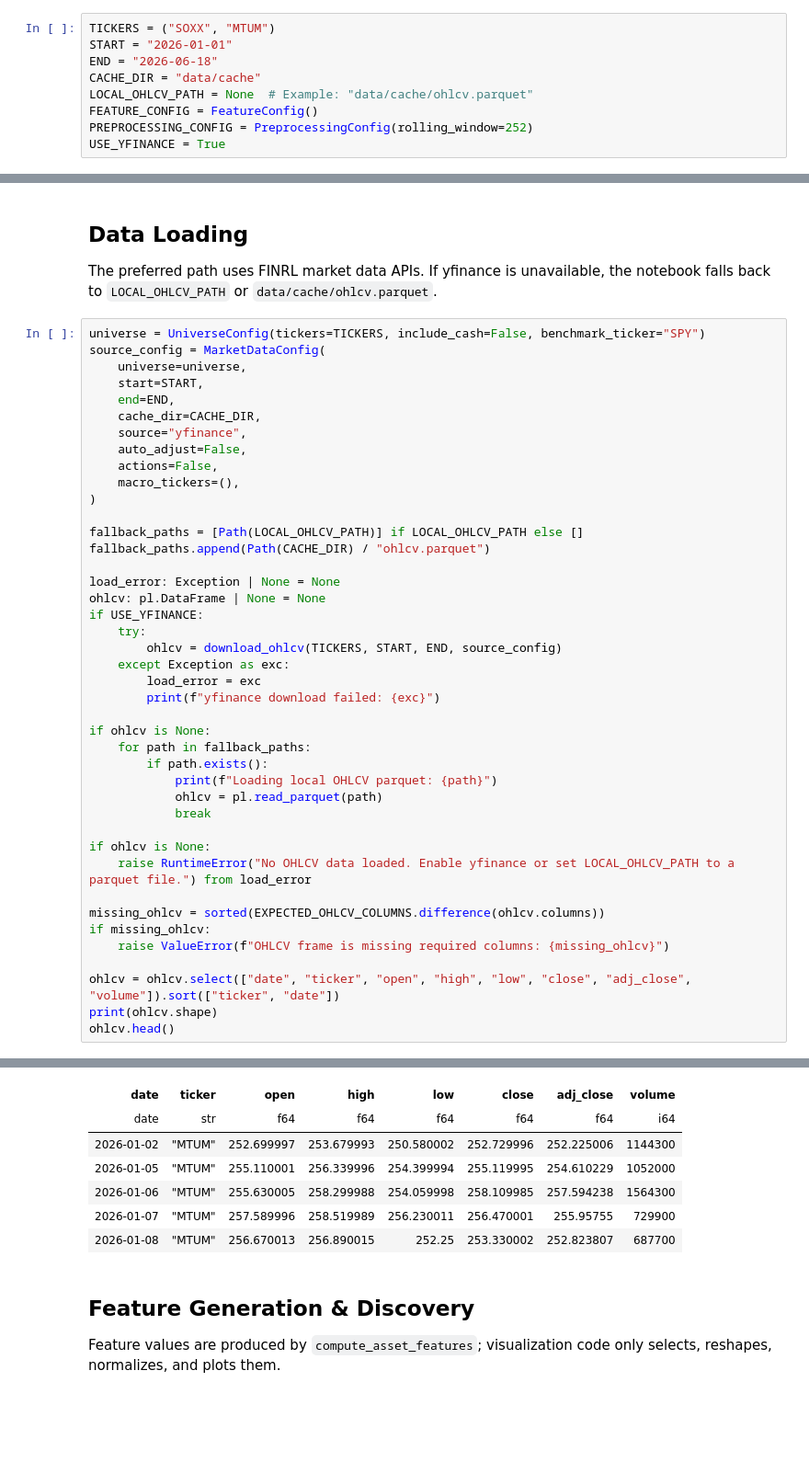
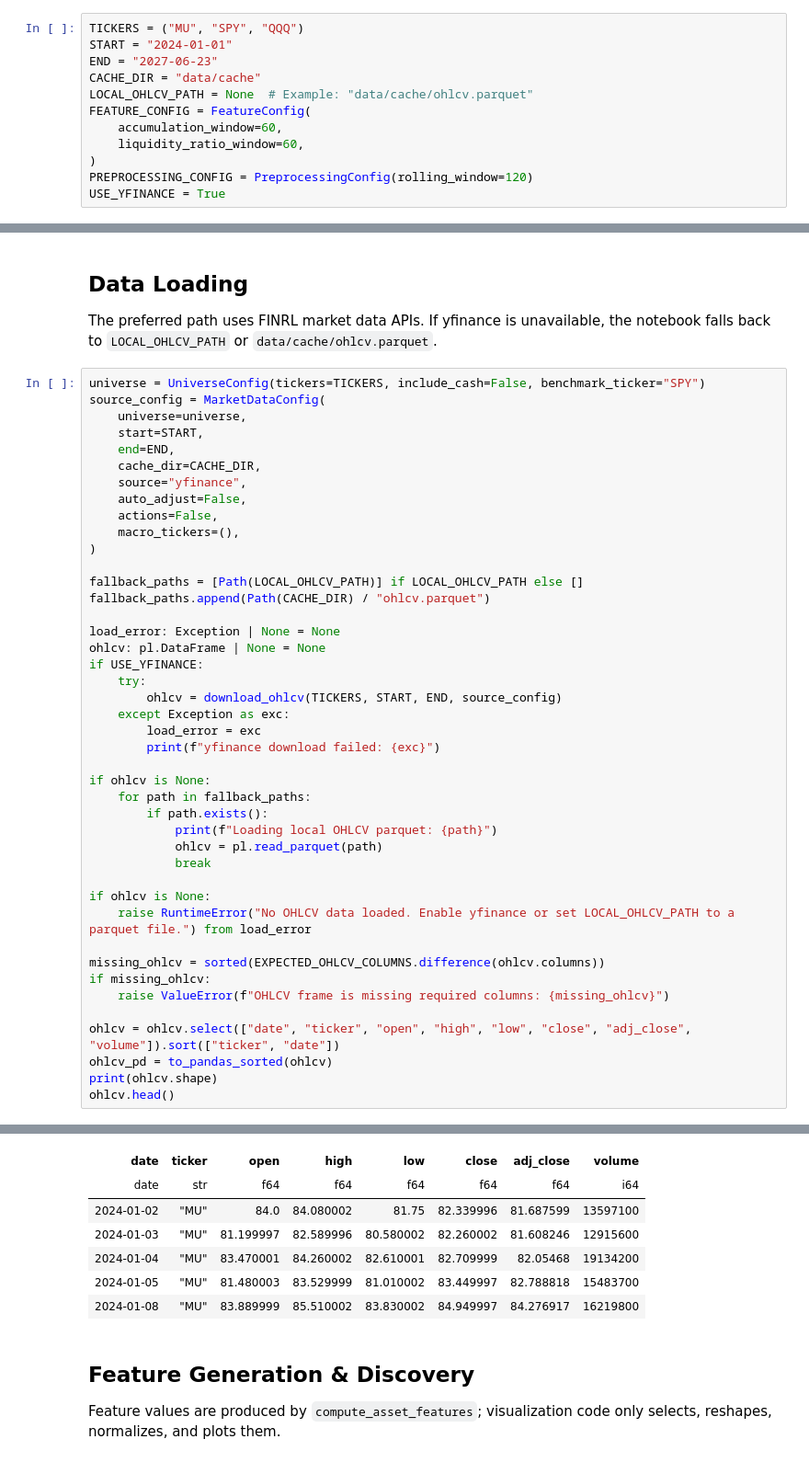
Before and after one commit to nidarshans/FINRL, a Jupyter notebook: notebooks/liquidity_momentum_terminal.ipynb, the cells around one changed output, grey strips where cells are left out. Shown at 92% size. Cells and saved outputs as stored; diff of their text form; blank space fills up the shorter version.

```diff
--- a/notebooks/liquidity_momentum_terminal.ipynb
+++ b/notebooks/liquidity_momentum_terminal.ipynb
@@ -51,13 +51,16 @@ pd.set_option("display.max_columns", 120)
 
 Edit these values, then run the notebook from top to bottom.
 # %%
-TICKERS = ("SOXX", "MTUM")
-START = "2026-01-01"
-END = "2026-06-18"
+TICKERS = ("MU", "SPY", "QQQ")
+START = "2024-01-01"
+END = "2027-06-23"
 CACHE_DIR = "data/cache"
 LOCAL_OHLCV_PATH = None  # Example: "data/cache/ohlcv.parquet"
-FEATURE_CONFIG = FeatureConfig()
-PREPROCESSING_CONFIG = PreprocessingConfig(rolling_window=252)
+FEATURE_CONFIG = FeatureConfig(
+    accumulation_window=60,
+    liquidity_ratio_window=60,
+)
+PREPROCESSING_CONFIG = PreprocessingConfig(rolling_window=120)
 USE_YFINANCE = True
 # %%
 EXPECTED_OHLCV_COLUMNS = {"date", "ticker", "open", "high", "low", "close", "adj_close", "volume"}
@@ -240,6 +243,7 @@ if missing_ohlcv:
     raise ValueError(f"OHLCV frame is missing required columns: {missing_ohlcv}")
 
 ohlcv = ohlcv.select(["date", "ticker", "open", "high", "low", "close", "adj_close", "volume"]).sort(["ticker", "date"])
+ohlcv_pd = to_pandas_sorted(ohlcv)
 print(ohlcv.shape)
 ohlcv.head()
 # %% [output]
@@ -247,11 +251,11 @@ ohlcv.head()
 shape: (5, 8)
 | date | ticker | open | high | low | close | adj_close | volume |
 | date | str | f64 | f64 | f64 | f64 | f64 | i64 |
-| 2026-01-02 | "MTUM" | 252.699997 | 253.679993 | 250.580002 | 252.729996 | 252.225006 | 1144300 |
-| 2026-01-05 | "MTUM" | 255.110001 | 256.339996 | 254.399994 | 255.119995 | 254.610229 | 1052000 |
-| 2026-01-06 | "MTUM" | 255.630005 | 258.299988 | 254.059998 | 258.109985 | 257.594238 | 1564300 |
-| 2026-01-07 | "MTUM" | 257.589996 | 258.519989 | 256.230011 | 256.470001 | 255.95755 | 729900 |
-| 2026-01-08 | "MTUM" | 256.670013 | 256.890015 | 252.25 | 253.330002 | 252.823807 | 687700 |
+| 2024-01-02 | "MU" | 84.0 | 84.080002 | 81.75 | 82.339996 | 81.687599 | 13597100 |
+| 2024-01-03 | "MU" | 81.199997 | 82.589996 | 80.580002 | 82.260002 | 81.608246 | 12915600 |
+| 2024-01-04 | "MU" | 83.470001 | 84.260002 | 82.610001 | 82.709999 | 82.05468 | 19134200 |
+| 2024-01-05 | "MU" | 81.480003 | 83.529999 | 81.010002 | 83.449997 | 82.788818 | 15483700 |
+| 2024-01-08 | "MU" | 83.889999 | 85.510002 | 83.830002 | 84.949997 | 84.276917 | 16219800 |
 # %% [markdown]
 ## Feature Generation & Discovery
 
```
Also changed, not shown: parts of 11 cells of this notebook, 7 other files.
